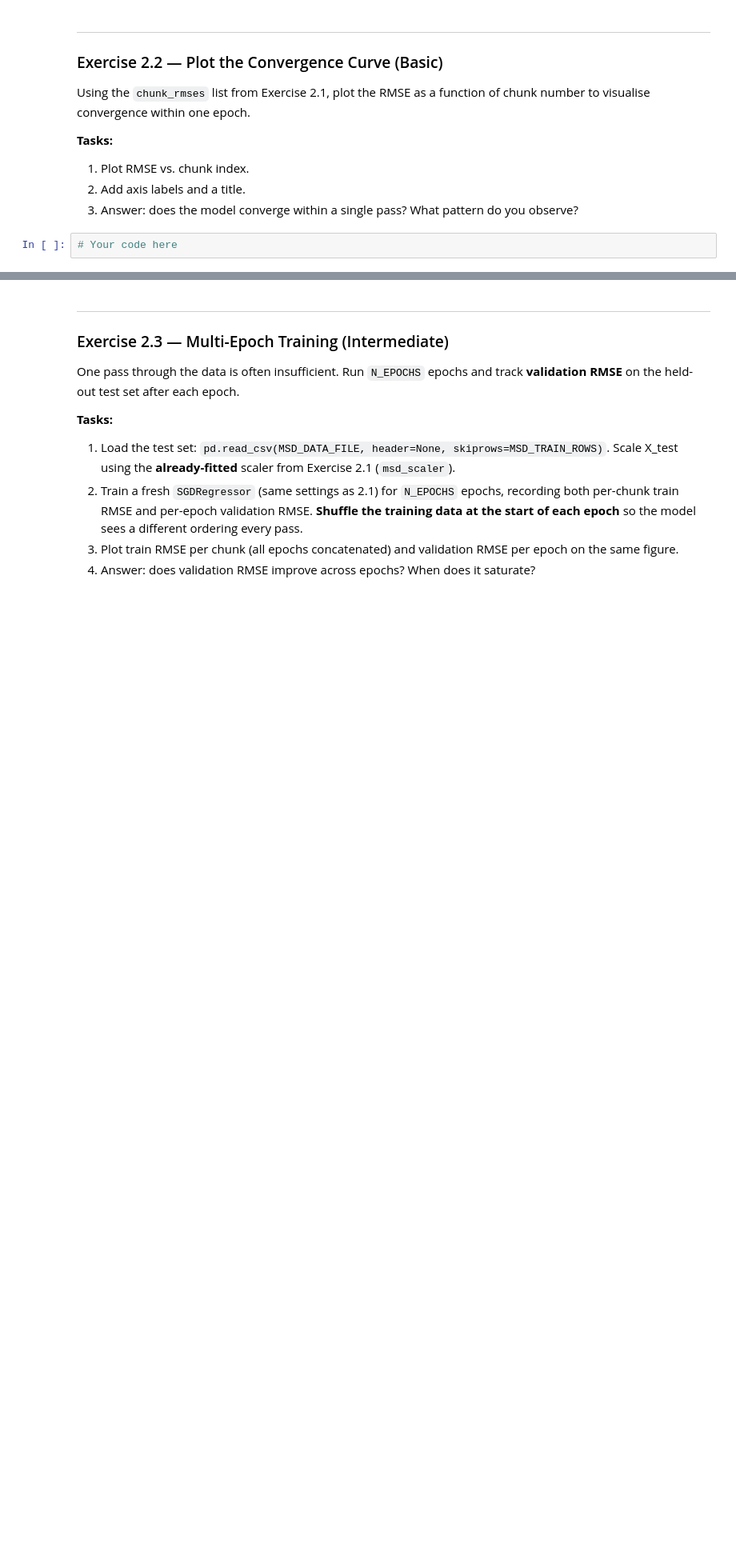
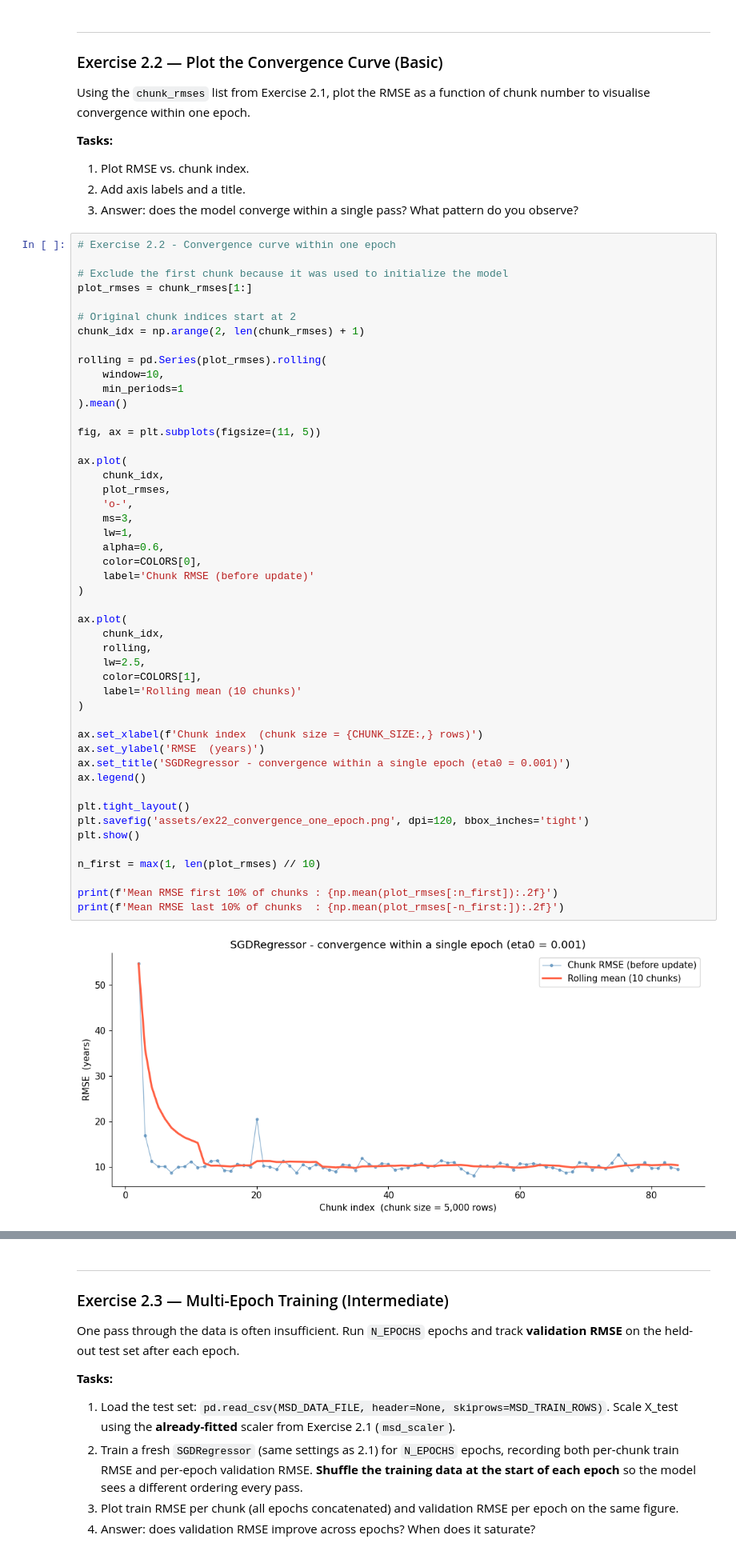
Before and after one commit to bapilco/Talleres, a Jupyter notebook: linear_regression.ipynb, the cells around one changed output, grey strips where cells are left out. Shown at 80% size. Cells and saved outputs as stored; diff of their text form; blank space fills up the shorter version.

```diff
--- a/linear_regression.ipynb
+++ b/linear_regression.ipynb
@@ -959,4 +1211,52 @@ Using the `chunk_rmses` list from Exercise 2.1, plot the RMSE as a function of c
 2. Add axis labels and a title.
 3. Answer: does the model converge within a single pass? What pattern do you observe?
 # %%
-# Your code here
+# Exercise 2.2 - Convergence curve within one epoch
+
+# Exclude the first chunk because it was used to initialize the model
+plot_rmses = chunk_rmses[1:]
+
+# Original chunk indices start at 2
+chunk_idx = np.arange(2, len(chunk_rmses) + 1)
+
+rolling = pd.Series(plot_rmses).rolling(
+    window=10,
+    min_periods=1
+).mean()
+
+fig, ax = plt.subplots(figsize=(11, 5))
+
+ax.plot(
+    chunk_idx,
+    plot_rmses,
+    'o-',
+    ms=3,
+    lw=1,
+    alpha=0.6,
+    color=COLORS[0],
+    label='Chunk RMSE (before update)'
+)
+
+ax.plot(
+    chunk_idx,
+    rolling,
+    lw=2.5,
+    color=COLORS[1],
+    label='Rolling mean (10 chunks)'
+)
+
+ax.set_xlabel(f'Chunk index  (chunk size = {CHUNK_SIZE:,} rows)')
+ax.set_ylabel('RMSE  (years)')
+ax.set_title('SGDRegressor - convergence within a single epoch (eta0 = 0.001)')
+ax.legend()
+
+plt.tight_layout()
+plt.savefig('assets/ex22_convergence_one_epoch.png', dpi=120, bbox_inches='tight')
+plt.show()
+
+n_first = max(1, len(plot_rmses) // 10)
+
+print(f'Mean RMSE first 10% of chunks : {np.mean(plot_rmses[:n_first]):.2f}')
+print(f'Mean RMSE last 10% of chunks  : {np.mean(plot_rmses[-n_first:]):.2f}')
+# %% [output]
+[figure, added]
```
Also changed, not shown: parts of 17 cells of this notebook, 1 other file.
